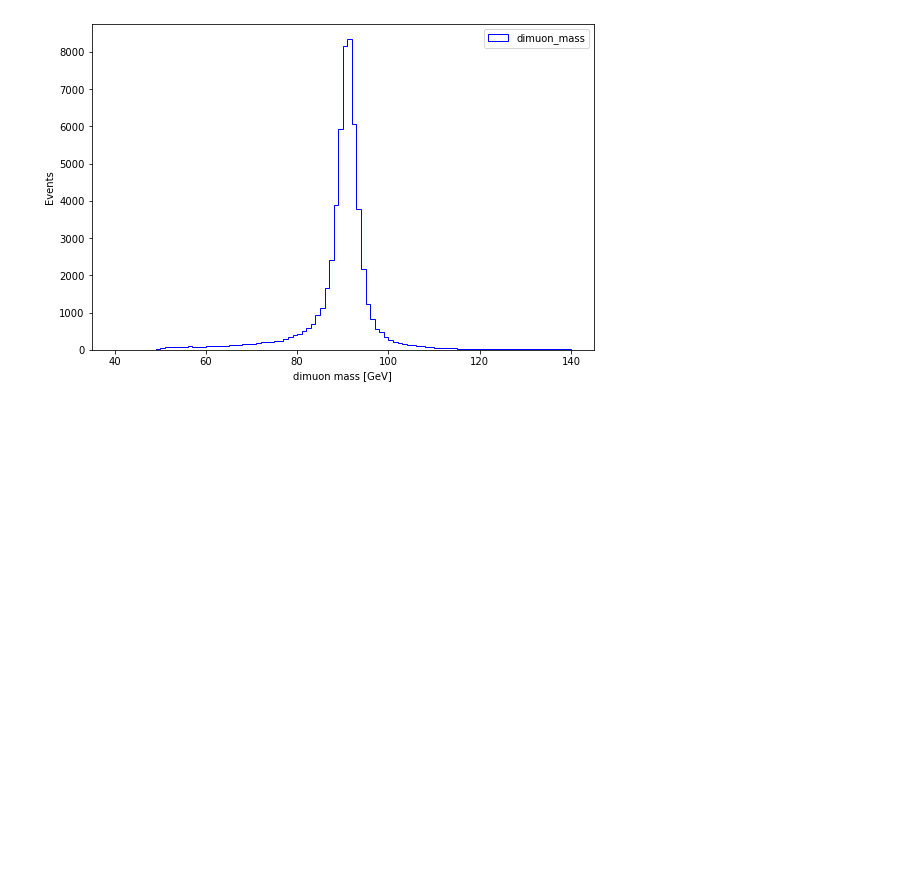
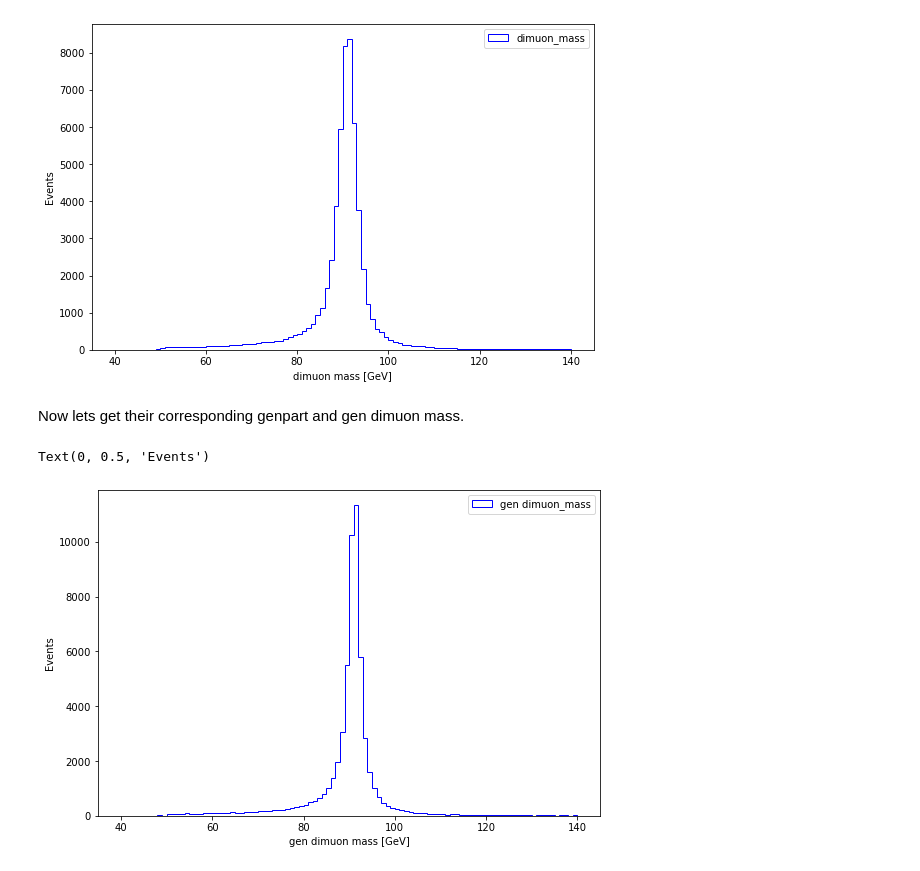
Before and after one commit to Taiantuia/MuonHATSatLPC2020, a Jupyter notebook: Exercise-2-Muon-momentum-scale-and-resolution-corrections.ipynb, the cells around one changed output. Cells and saved outputs as stored; diff of their text form; code cells hidden in the pictures; blank space fills up the shorter version.

Commit message:
dimuon mass finished

```diff
--- a/Exercise-2-Muon-momentum-scale-and-resolution-corrections.ipynb
+++ b/Exercise-2-Muon-momentum-scale-and-resolution-corrections.ipynb
@@ -69,0 +82,3 @@ two_muon_p4=uproot_methods.TLorentzVectorArray.from_ptetaphim(two_muon_table['Mu
+# %%
+two_opposite_good_muons=two_good_muons[opposite_sign_muon_mask]
+opposite_sign_muon_mask.sum()
@@ -79,3 +104,22 @@ plt.ylabel('Events')
 # %% [output]
 Text(0, 0.5, 'Events')
 [figure]
+# %% [markdown]
+Now lets get their corresponding genpart and gen dimuon mass.
+# %%
+idx=two_opposite_good_muons.genidx
+pf_gen_muons=((gens[muon_mask.sum()==2])[opposite_sign_muon_mask])[idx]
+# %%
+two_gen_muon_p4=uproot_methods.TLorentzVectorArray.from_ptetaphim(pf_gen_muons.pt, pf_gen_muons.eta,
+                                                                  pf_gen_muons.phi, pf_gen_muons.mass)
+# %%
+gen_dimuon_p4=two_gen_muon_p4[:,0]+two_gen_muon_p4[:,1]
+# %%
+plt.figure(figsize=(9,6))
+n=plt.hist(gen_dimuon_p4.mass, bins=100, range=[40,140], histtype='step', color='blue', label='gen dimuon_mass')
+plt.legend()
+plt.xlabel('gen dimuon mass [GeV]')
+plt.ylabel('Events')
+# %% [output]
+Text(0, 0.5, 'Events')
+[figure, added]
```
Also changed, not shown: parts of 28 cells of this notebook.
